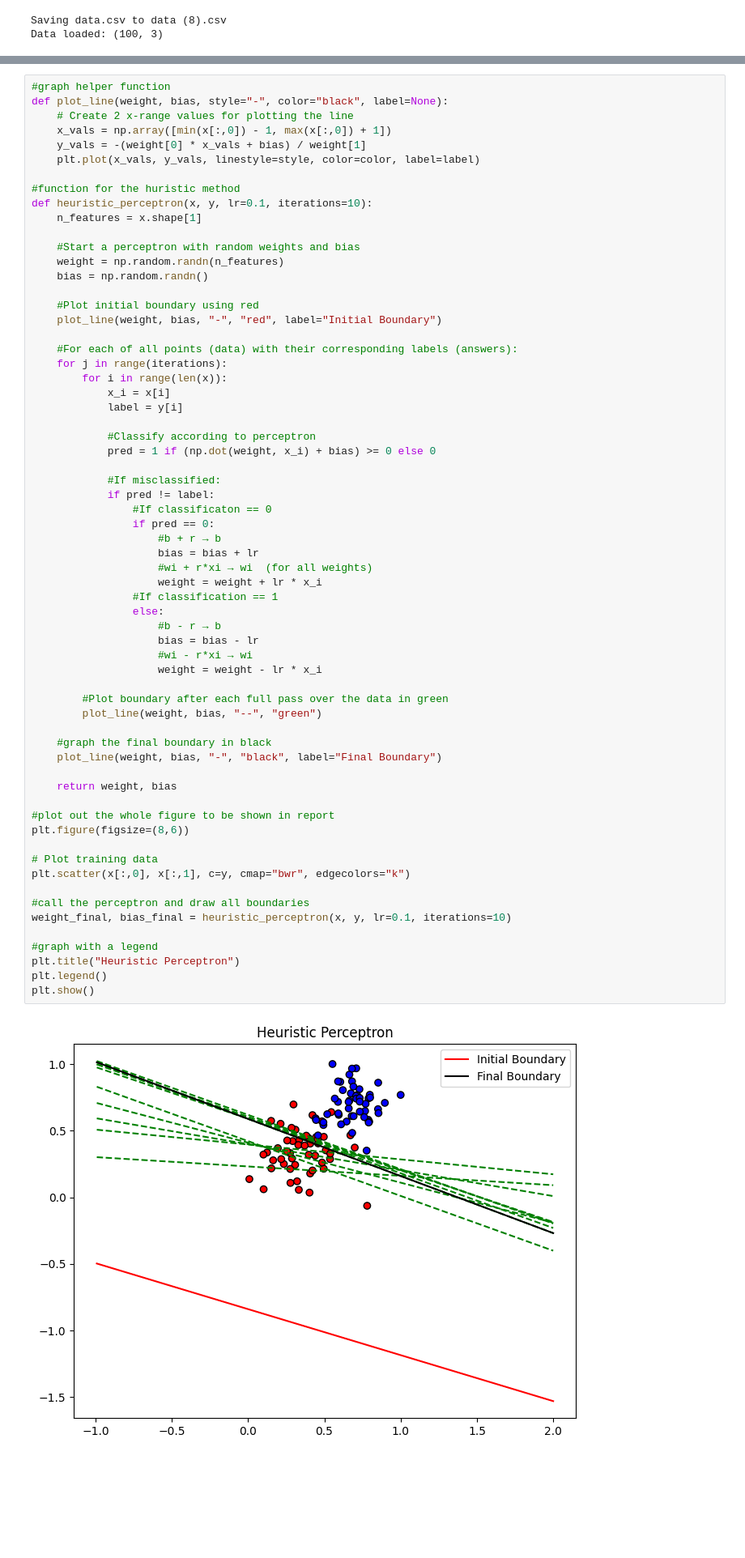
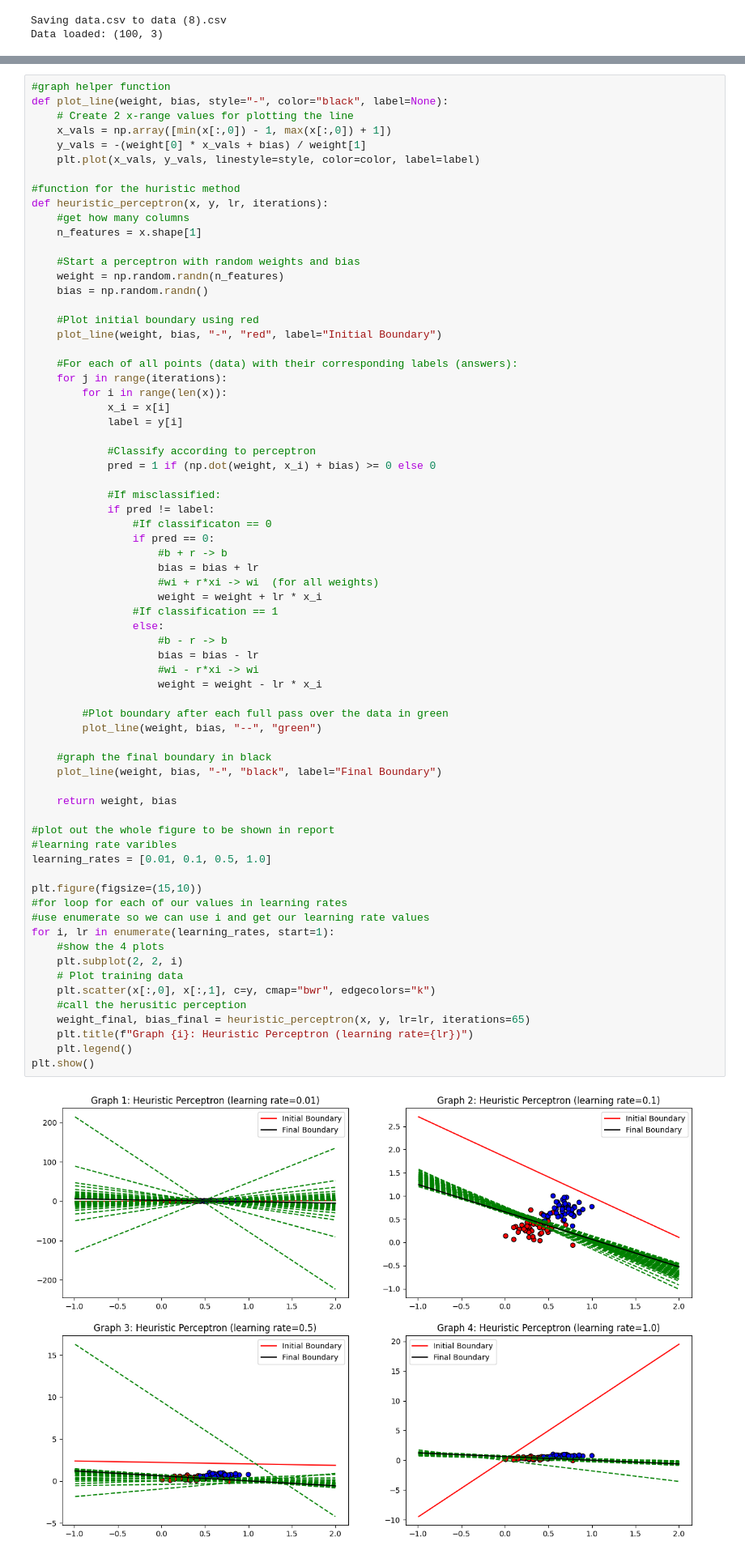
Before and after one commit to ValarieMello/CSCI580_VTM, a Jupyter notebook: A5_Perception.ipynb, the cells around one changed output, grey strips where cells are left out. Shown at 81% size. Drawn from its saved outputs; the diff is of its cells as text; blank space fills up the shorter version.

```diff
--- a/A5_Perception.ipynb
+++ b/A5_Perception.ipynb
@@ -71,7 +72,8 @@ def plot_line(weight, bias, style="-", color="black", label=None):
     plt.plot(x_vals, y_vals, linestyle=style, color=color, label=label)
 
 #function for the huristic method
-def heuristic_perceptron(x, y, lr=0.1, iterations=10):
+def heuristic_perceptron(x, y, lr, iterations):
+    #get how many columns
     n_features = x.shape[1]
 
     #Start a perceptron with random weights and bias
@@ -86,45 +88,49 @@ def heuristic_perceptron(x, y, lr=0.1, iterations=10):
         for i in range(len(x)):
             x_i = x[i]
             label = y[i]
 
             #Classify according to perceptron
             pred = 1 if (np.dot(weight, x_i) + bias) >= 0 else 0
 
             #If misclassified:
             if pred != label:
                 #If classificaton == 0
                 if pred == 0:
-                    #b + r → b
+                    #b + r -> b
                     bias = bias + lr
-                    #wi + r*xi → wi  (for all weights)
+                    #wi + r*xi -> wi  (for all weights)
                     weight = weight + lr * x_i
                 #If classification == 1
                 else:
-                    #b - r → b
+                    #b - r -> b
                     bias = bias - lr
-                    #wi - r*xi → wi
+                    #wi - r*xi -> wi
                     weight = weight - lr * x_i
 
         #Plot boundary after each full pass over the data in green
         plot_line(weight, bias, "--", "green")
 
     #graph the final boundary in black
     plot_line(weight, bias, "-", "black", label="Final Boundary")
 
     return weight, bias
 
 #plot out the whole figure to be shown in report
-plt.figure(figsize=(8,6))
+#learning rate varibles
+learning_rates = [0.01, 0.1, 0.5, 1.0]
 
-# Plot training data
-plt.scatter(x[:,0], x[:,1], c=y, cmap="bwr", edgecolors="k")
-
-#call the perceptron and draw all boundaries
-weight_final, bias_final = heuristic_perceptron(x, y, lr=0.1, iterations=10)
-
-#graph with a legend
-plt.title("Heuristic Perceptron")
-plt.legend()
+plt.figure(figsize=(15,10))
+#for loop for each of our values in learning rates
+#use enumerate so we can use i and get our learning rate values
+for i, lr in enumerate(learning_rates, start=1):
+    #show the 4 plots
+    plt.subplot(2, 2, i)
+    # Plot training data
+    plt.scatter(x[:,0], x[:,1], c=y, cmap="bwr", edgecolors="k")
+    #call the herusitic perception
+    weight_final, bias_final = heuristic_perceptron(x, y, lr=lr, iterations=65)
+    plt.title(f"Graph {i}: Heuristic Perceptron (learning rate={lr})")
+    plt.legend()
 plt.show()
 # %% [output]
-[figure, old version]
+[figure, new version]
```
Also changed, not shown: parts of 4 cells of this notebook.
